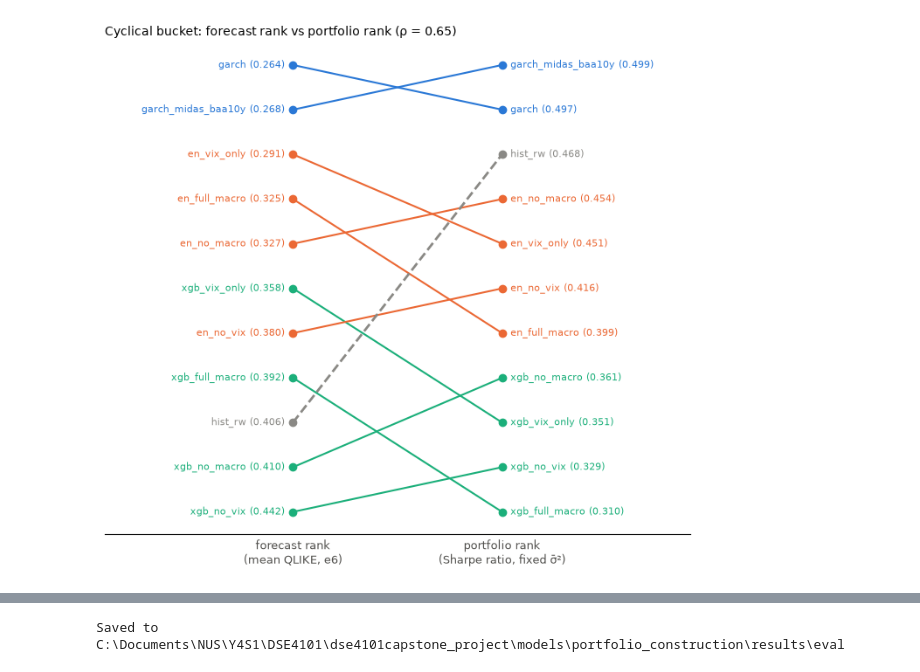
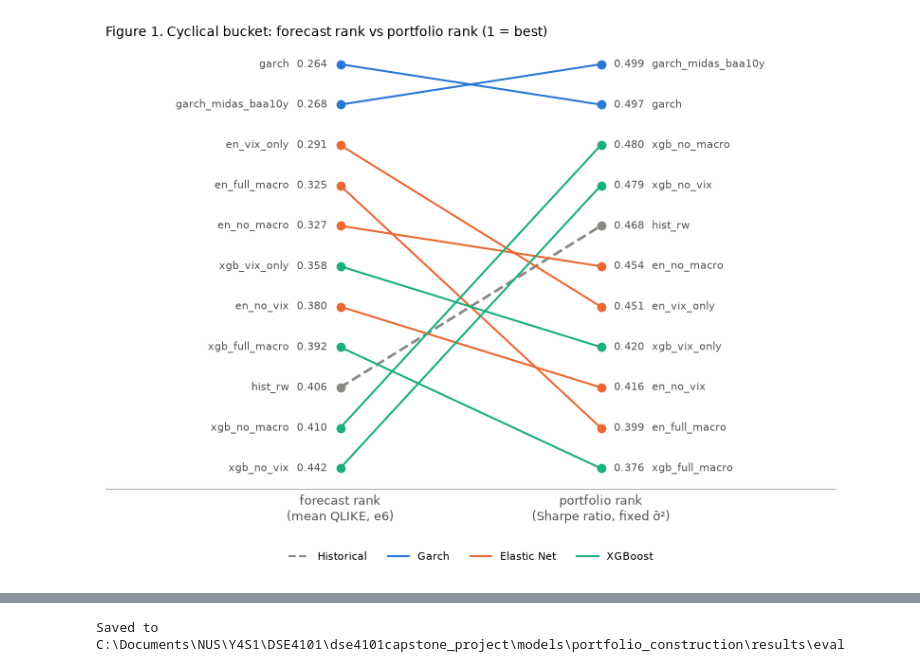
Before and after one commit to chanrahrah/dse4101capstone-project, a Jupyter notebook: models/portfolio_construction/03_forecast_vs_portfolio.ipynb, the cells around one changed output, grey strips where cells are left out. Cells and saved outputs as stored; diff of their text form; code cells hidden in the pictures.

Commit message:
edits to portfolio code

```diff
--- a/models/portfolio_construction/03_forecast_vs_portfolio.ipynb
+++ b/models/portfolio_construction/03_forecast_vs_portfolio.ipynb
@@ -275,22 +228,34 @@ Spearman ρ between forecast accuracy and Sharpe ratio, by loss:
 # %%
-fig, ax = plt.subplots(figsize=(7, 6.5))
-n = len(VARIANTS)
-for m, r in bucket_rank.iterrows():
-    c = color(m)
-    ax.plot([0, 1], [r["forecast rank"], r["portfolio rank"]], color=c, linewidth=2 if m == BENCHMARK else 1.5,
-            linestyle="--" if m == BENCHMARK else "-", marker="o")
-    ax.text(-0.04, r["forecast rank"], f"{m} ({r['QLIKE']:.3f})", ha="right", va="center", fontsize=8, color=c)
-    ax.text(1.04, r["portfolio rank"], f"{m} ({r['SR']:.3f})", ha="left", va="center", fontsize=8, color=c)
+ranks = pd.DataFrame({
+    "QLIKE": q["Cyclical"],
+    "forecast_rank": q["Cyclical"].rank(method="first").astype(int),
+    "SR": sr_tbl["Cyclical"],
+    "portfolio_rank": sr_tbl["Cyclical"].rank(ascending=False, method="first").astype(int),
+})
+
+fig, ax = plt.subplots(figsize=(8, 6))
+for m, r in ranks.iterrows():
+    bench = m == BENCHMARK
+    ax.plot([0, 1], [r["forecast_rank"], r["portfolio_rank"]], color=color(m), linewidth=2 if bench else 1.5,
+            linestyle="--" if bench else "-", marker="o", markersize=6)
+    ax.text(-0.05, r["forecast_rank"], f"{m}  {r['QLIKE']:.3f}", ha="right", va="center", fontsize=8,
+            color=TEXT_SECONDARY)
+    ax.text(1.05, r["portfolio_rank"], f"{r['SR']:.3f}  {m}", ha="left", va="center", fontsize=8,
+            color=TEXT_SECONDARY)
 ax.set_xlim(-0.9, 1.9)
-ax.set_ylim(n + 0.5, 0.5)
+ax.set_ylim(len(ranks) + 0.5, 0.5)
 ax.set_xticks([0, 1], ["forecast rank\n(mean QLIKE, e6)", f"portfolio rank\n(Sharpe ratio, {MAIN_SPEC} σ̄²)"])
 ax.set_yticks([])
 for side in ["top", "right", "left"]:
     ax.spines[side].set_visible(False)
+ax.spines["bottom"].set_color("#b5b4ad")
 ax.tick_params(colors=TEXT_SECONDARY, labelsize=9, length=0)
-ax.set_title(f"Cyclical bucket: forecast rank vs portfolio rank (ρ = {ranks.at['Cyclical', 'spearman_rho']:.2f})",
-             fontsize=10, loc="left")
+handles = [plt.Line2D([], [], color=BENCHMARK_COLOR, linestyle="--", label=FAMILY[BENCHMARK])]
+handles += [plt.Line2D([], [], color=c, label=f) for f, c in FAMILY_COLORS.items()]
+ax.legend(handles=handles, fontsize=8, frameon=False, loc="upper center", bbox_to_anchor=(0.5, -0.12),
+          ncol=len(handles))
+ax.set_title("Figure 1. Cyclical bucket: forecast rank vs portfolio rank (1 = best)", fontsize=10, loc="left")
 fig.tight_layout()
 plt.show()
 # %% [output]
-[figure, old version]
+[figure, new version]
```
Also changed, not shown: parts of 30 cells of this notebook, 27 other files.
